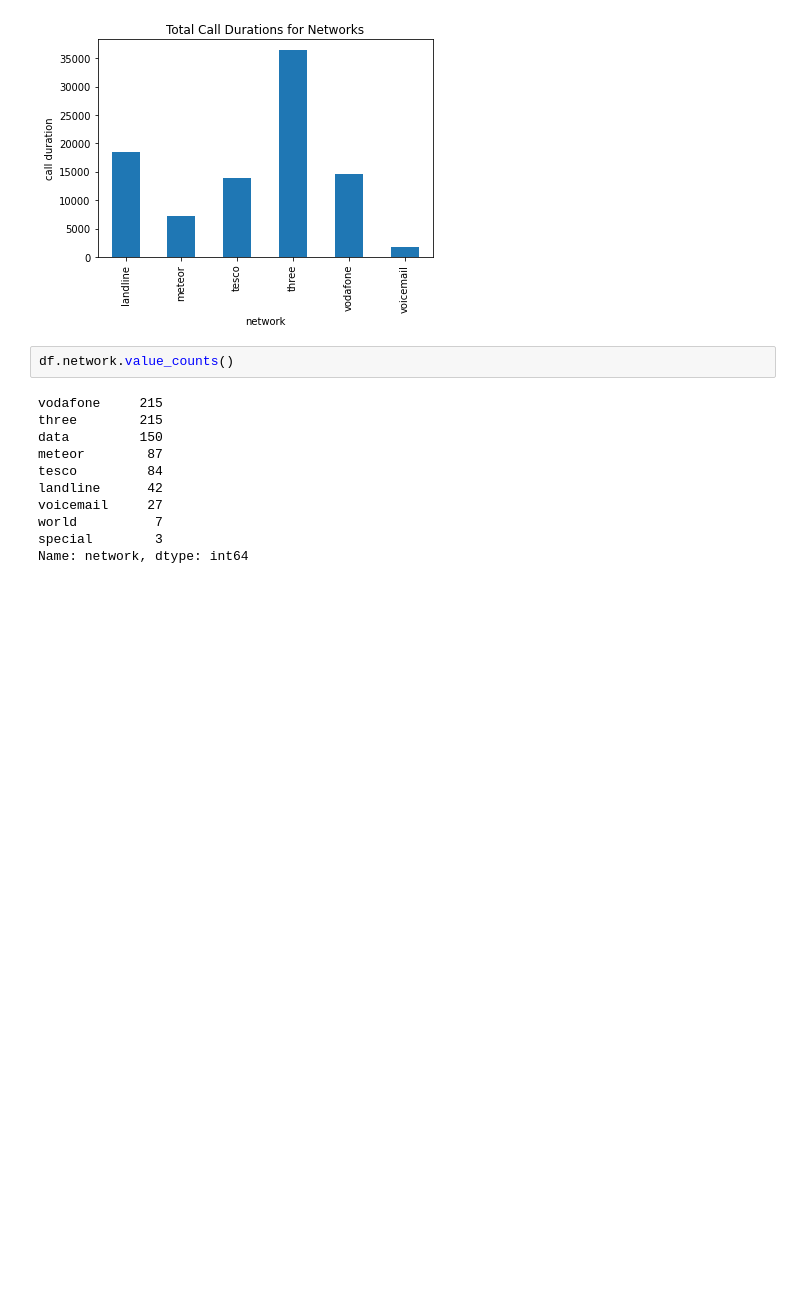
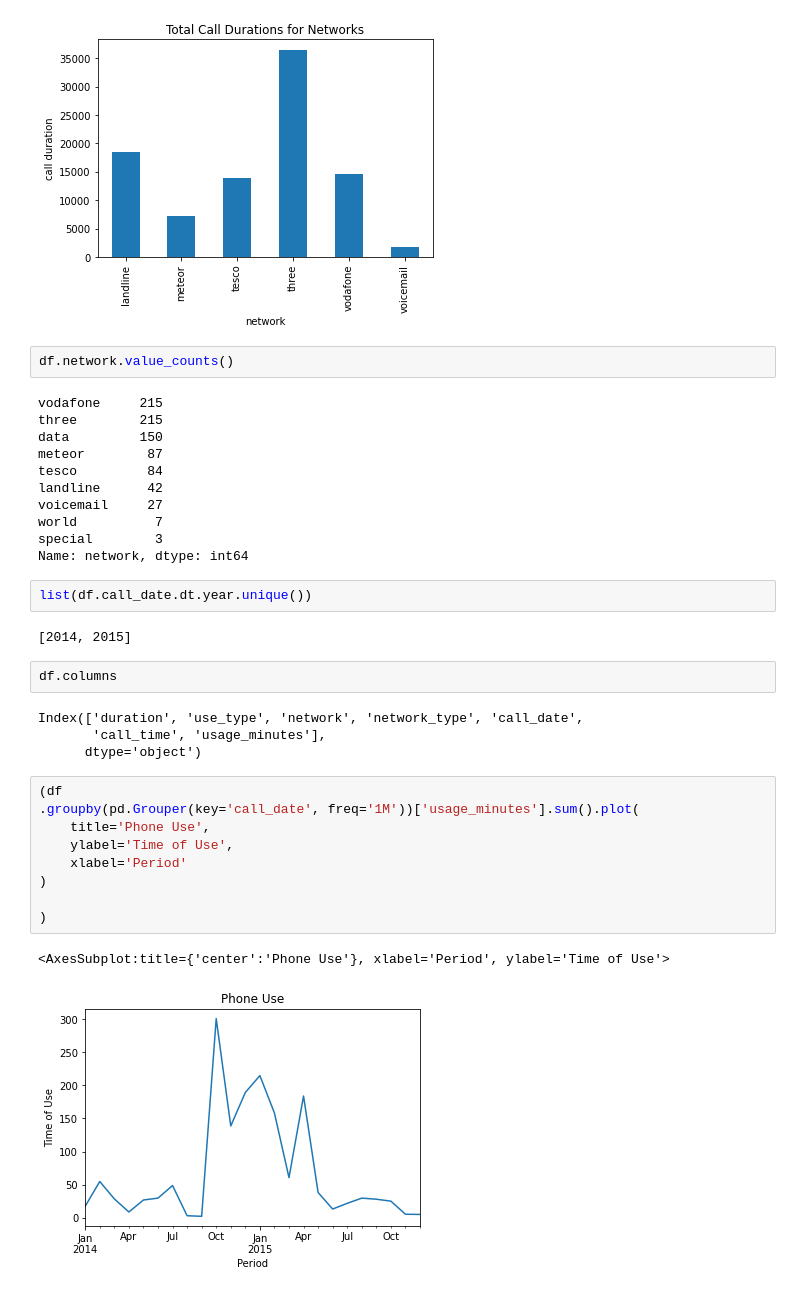
Before and after one commit to WayneNyariroh/weekly_practice, a Jupyter notebook: 15_11_22/15-11-22_phone_data_analysis.ipynb, the cells around one changed output. Cells and saved outputs as stored; diff of their text form; blank space fills up the shorter version.

```diff
--- a/15_11_22/15-11-22_phone_data_analysis.ipynb
+++ b/15_11_22/15-11-22_phone_data_analysis.ipynb
@@ -121,3 +122,25 @@ voicemail     27
 world          7
 special        3
 Name: network, dtype: int64
+# %%
+list(df.call_date.dt.year.unique())
+# %% [output]
+[2014, 2015]
+# %%
+df.columns
+# %% [output]
+Index(['duration', 'use_type', 'network', 'network_type', 'call_date',
+       'call_time', 'usage_minutes'],
+      dtype='object')
+# %%
+(df
+.groupby(pd.Grouper(key='call_date', freq='1M'))['usage_minutes'].sum().plot(
+    title='Phone Use',
+    ylabel='Time of Use',
+    xlabel='Period'
+)
+
+)
+# %% [output]
+<AxesSubplot:title={'center':'Phone Use'}, xlabel='Period', ylabel='Time of Use'>
+[figure, added]
```
Also changed, not shown: parts of 6 cells of this notebook.
